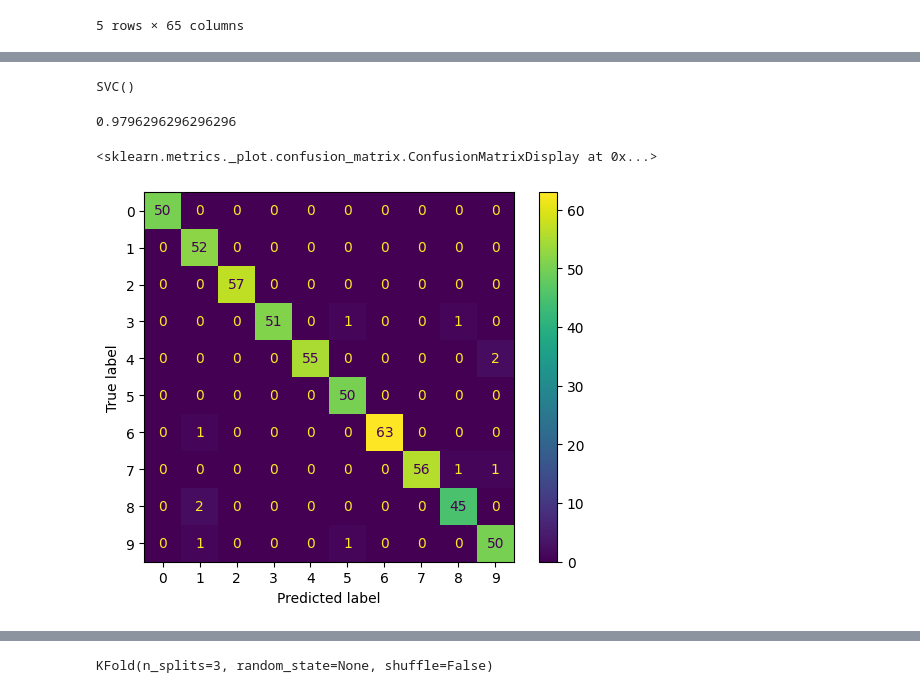
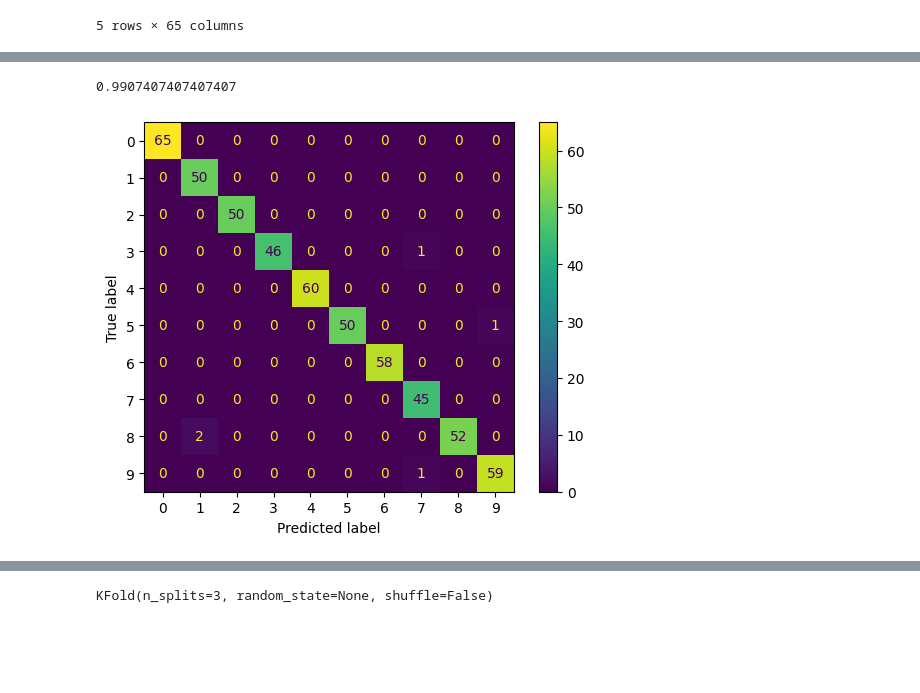
Before and after one commit to ahmedcurious/Data-Science-Work, a Jupyter notebook: Machine_Learning/13_K_Fold_Cross_Validation/file.ipynb, the cells around one changed output, grey strips where cells are left out. Saved outputs shown, nothing was run; the diff lists cells and outputs as text; code cells hidden in the pictures; blank space fills up the shorter version.

```diff
--- a/Machine_Learning/13_K_Fold_Cross_Validation/file.ipynb
+++ b/Machine_Learning/13_K_Fold_Cross_Validation/file.ipynb
@@ -141,17 +142,6 @@ ConfusionMatrixDisplay(confusion_matrix=cm).plot()
 # %%
-model_svm = SVC()
-model_svm.fit(x_train,y_train)
+get_score(SVC(),x_train,y_train,x_test,y_test)
 # %% [output]
-SVC()
+0.9907407407407407
+[figure, added]
-# %%
-y_predicted_svm = model_svm.predict(x_test)
-accuracy_score(y_true=y_test,y_pred=y_predicted_svm)
-# %% [output]
-0.9796296296296296
-# %%
-cm = confusion_matrix(y_true=y_test,y_pred=y_predicted_svm)
-ConfusionMatrixDisplay(confusion_matrix=cm).plot()
-# %% [output]
-<sklearn.metrics._plot.confusion_matrix.ConfusionMatrixDisplay at 0x...>
-[figure, removed]
 # %%
```
Also changed, not shown: parts of 20 cells of this notebook, 1 other file.
